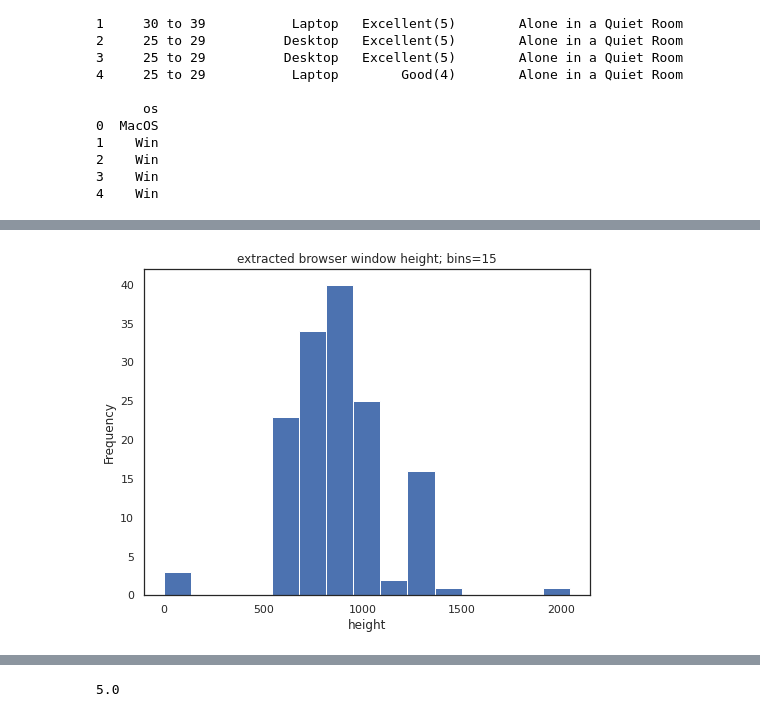
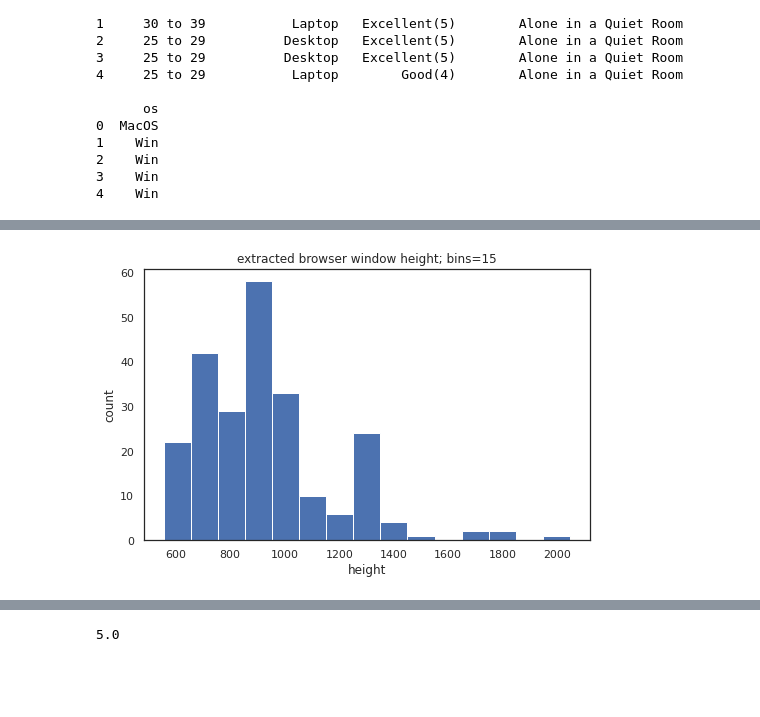
Before and after one commit to Telecommunication-Telemedia-Assessment/image_quality_test, a Jupyter notebook: test_2/analyze.ipynb, the cells around one changed output, grey strips where cells are left out. Saved outputs shown, nothing was run; the diff lists cells and outputs as text; code cells hidden in the pictures; blank space fills up the shorter version.

```diff
--- a/test_2/analyze.ipynb
+++ b/test_2/analyze.ipynb
@@ -148,0 +149,17 @@ userRoomQuality
+# %%
+c = "userAgeRange"
+sns.set(rc={'figure.figsize':(8,5)})
+
+sns.set_style("white")
+order = [
+    '< 18',
+    '18 to 24' ,
+    '25 to 29',
+    '30 to 39',
+    '40 to 49',
+    '50 to 59',
+    '60 to 69',
+    '70+', ]
+ax = sns.countplot(y=c, data=di, order=order)
+ax.set_ylabel("age range of users")
+save_fig(ax, "user_" + c)
@@ -149,12 +168,13 @@ userRoomQuality
 # %%
+ddd = di[di["screen_size"]> 100]
 
-ax = di["screen_size"].plot(kind="hist", bins=15)
+ax = ddd["screen_size"].plot(kind="hist", bins=15,figsize=(8,5))
 ax.set_xlabel("height")
 ax.set_title(f"extracted browser window height; bins=15")
-
+ax.set_ylabel("count")
 save_fig(ax, "user_windowheight")
 # %% [output]
-[figure, old version]
+[figure, new version]
 # %%
 d(df.head())
 df["rating"] = df["rating"].astype(np.int)
```
Also changed, not shown: parts of 30 cells of this notebook, 12 other files.
